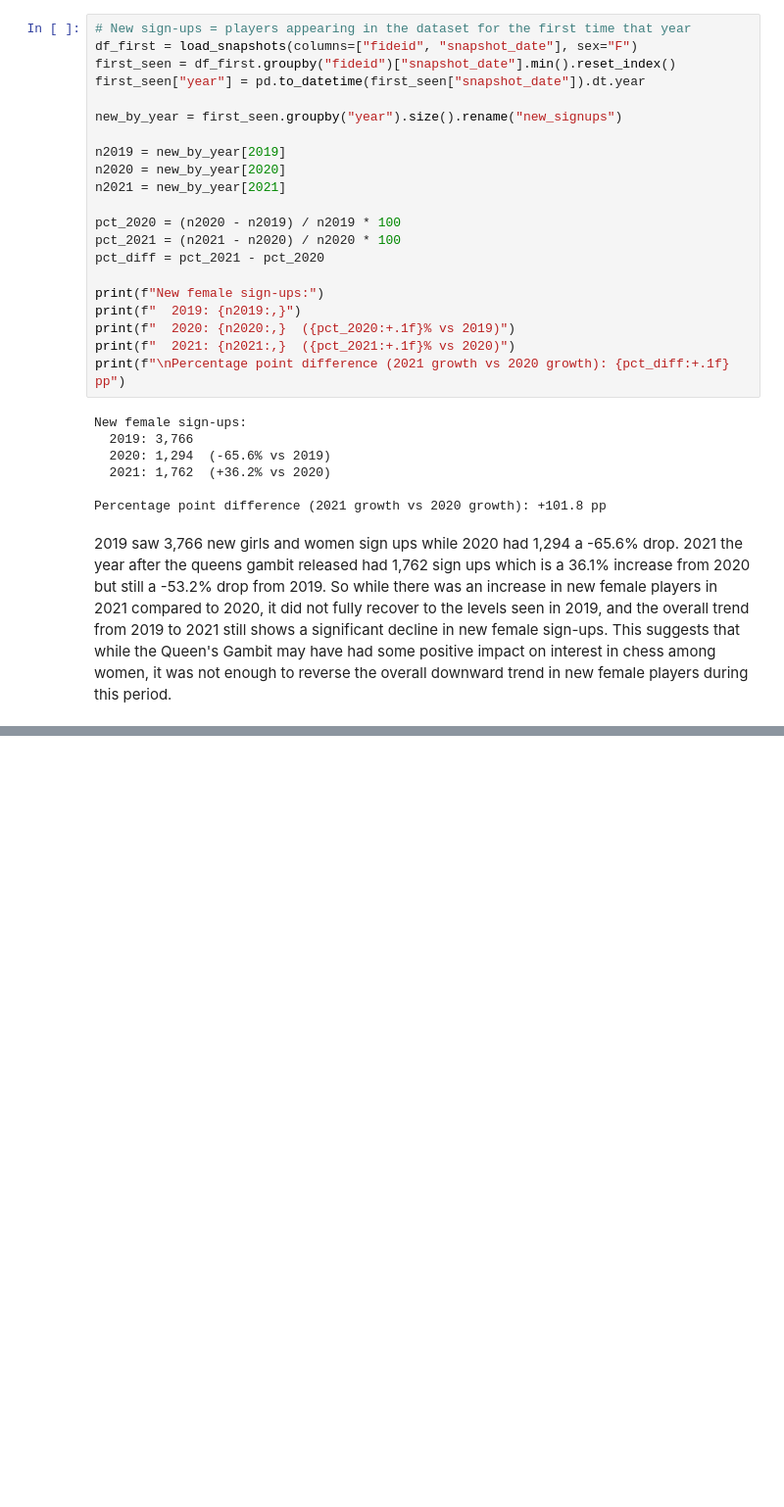
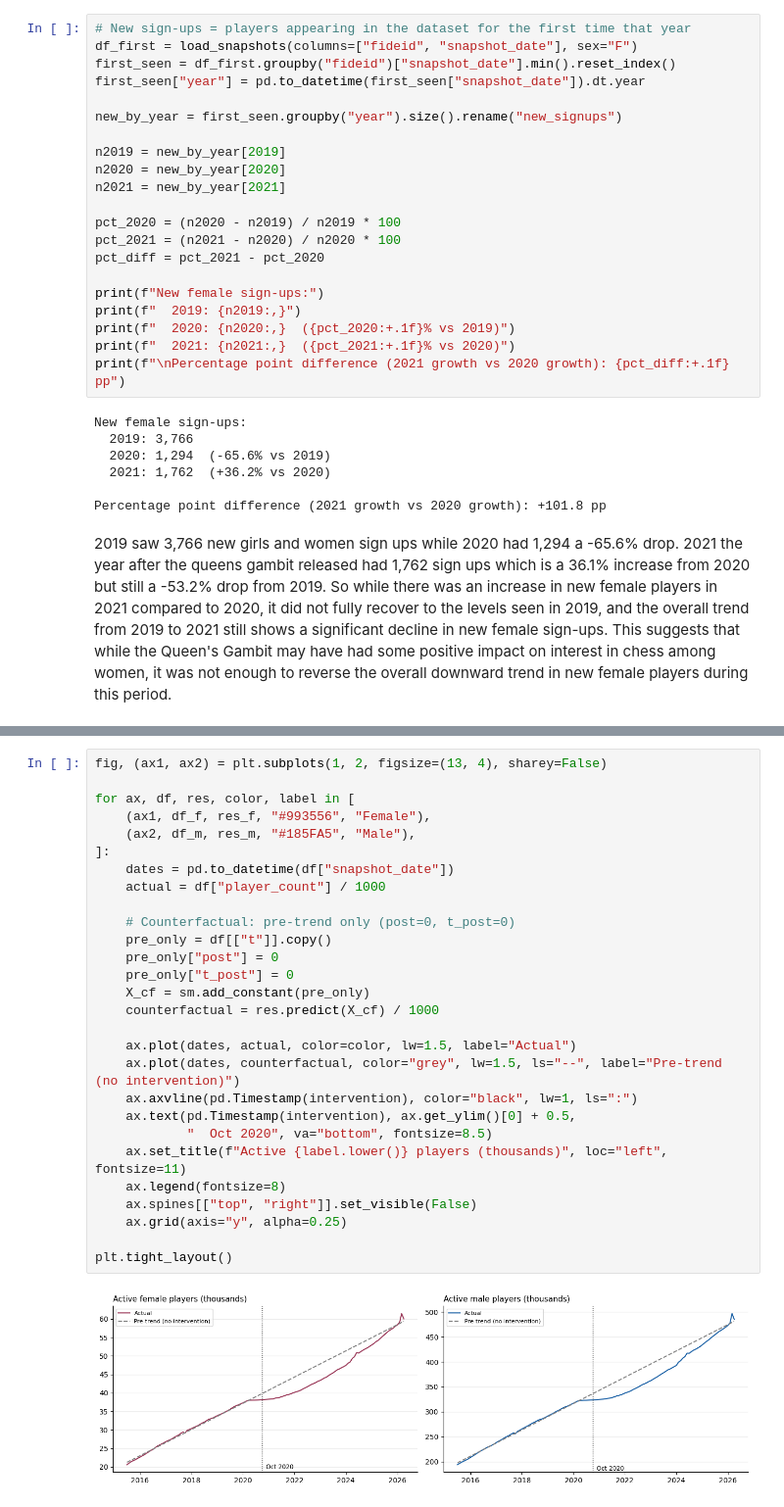
Before and after one commit to anp-exe/women-in-chess-analysis, a Jupyter notebook: fide.ipynb, the cells around one changed output, grey strips where cells are left out. Shown at 98% size. Cells and saved outputs as stored; diff of their text form; blank space fills up the shorter version.

```diff
--- a/fide.ipynb
+++ b/fide.ipynb
@@ -158,0 +215,30 @@ Percentage point difference (2021 growth vs 2020 growth): +101.8 pp
+# %%
+fig, (ax1, ax2) = plt.subplots(1, 2, figsize=(13, 4), sharey=False)
+
+for ax, df, res, color, label in [
+    (ax1, df_f, res_f, "#993556", "Female"),
+    (ax2, df_m, res_m, "#185FA5", "Male"),
+]:
+    dates = pd.to_datetime(df["snapshot_date"])
+    actual = df["player_count"] / 1000
+
+    # Counterfactual: pre-trend only (post=0, t_post=0)
+    pre_only = df[["t"]].copy()
+    pre_only["post"] = 0
+    pre_only["t_post"] = 0
+    X_cf = sm.add_constant(pre_only)
+    counterfactual = res.predict(X_cf) / 1000
+
+    ax.plot(dates, actual, color=color, lw=1.5, label="Actual")
+    ax.plot(dates, counterfactual, color="grey", lw=1.5, ls="--", label="Pre-trend (no intervention)")
+    ax.axvline(pd.Timestamp(intervention), color="black", lw=1, ls=":")
+    ax.text(pd.Timestamp(intervention), ax.get_ylim()[0] + 0.5,
+            "  Oct 2020", va="bottom", fontsize=8.5)
+    ax.set_title(f"Active {label.lower()} players (thousands)", loc="left", fontsize=11)
+    ax.legend(fontsize=8)
+    ax.spines[["top", "right"]].set_visible(False)
+    ax.grid(axis="y", alpha=0.25)
+
+plt.tight_layout()
+# %% [output]
+[figure, added]
```
Also changed, not shown: parts of 2 cells of this notebook, 1 other file.
